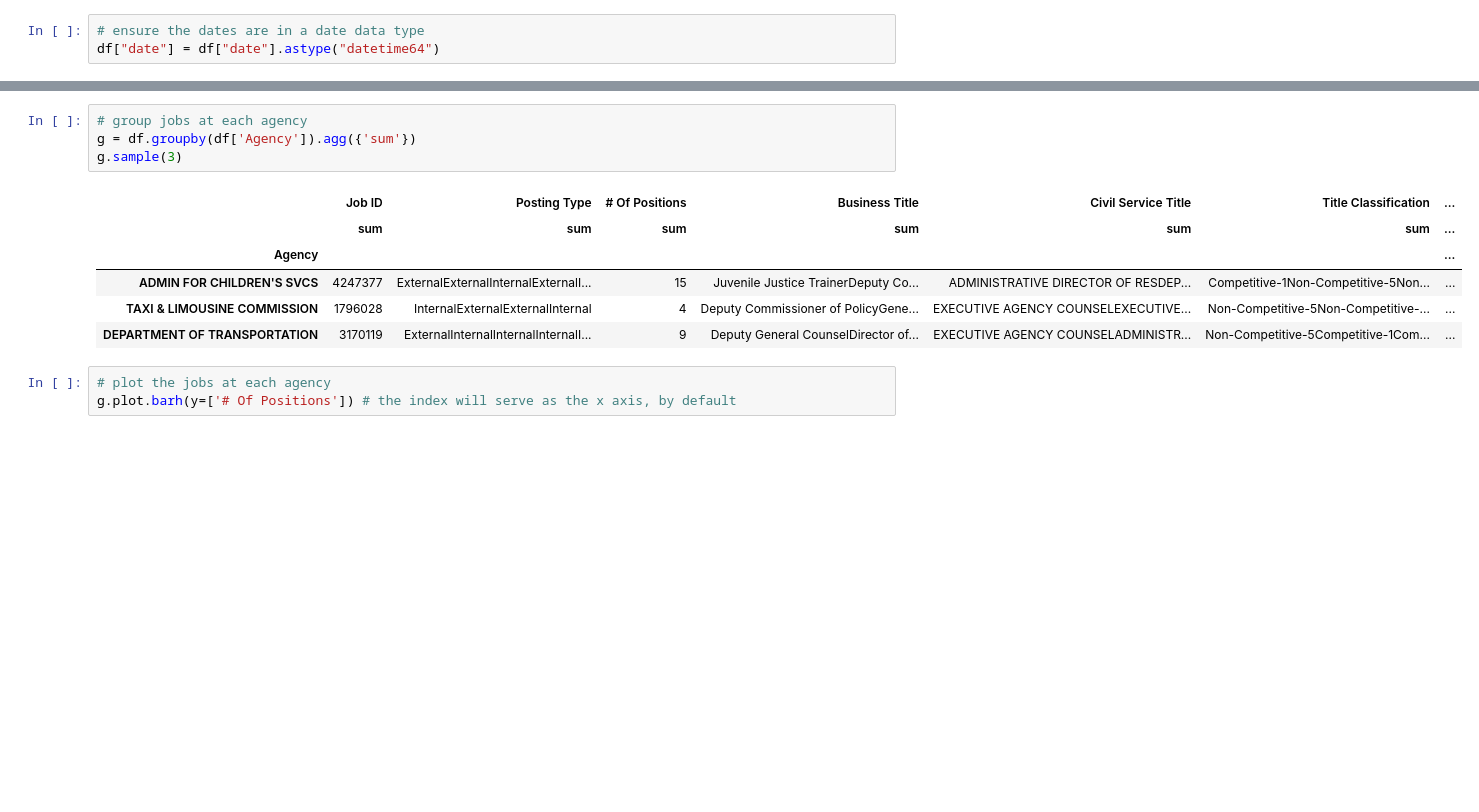
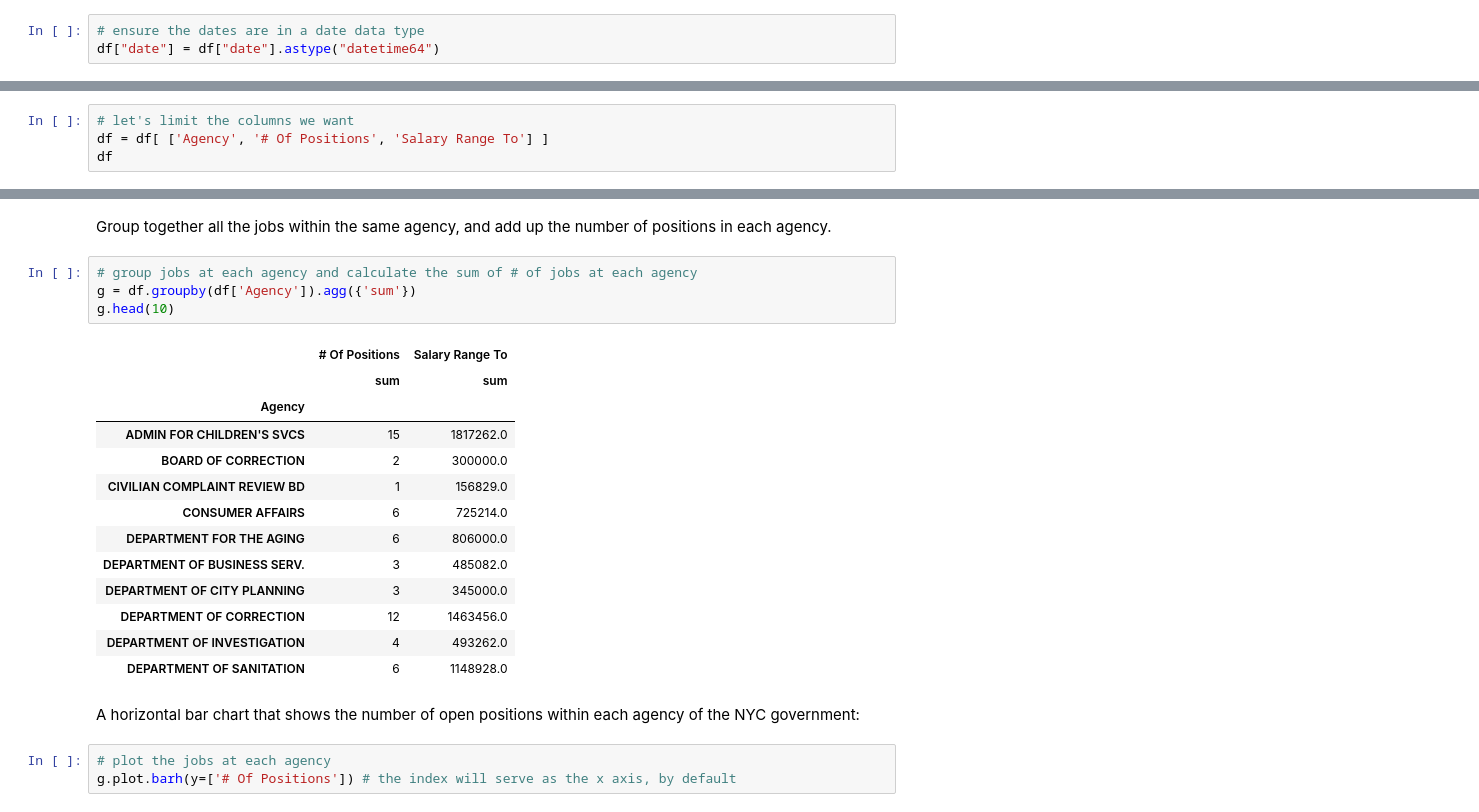
Before and after one commit to nyu-database-design/course-materials, a Jupyter notebook: docs/files/jupyter/pandas_plotting.ipynb, the cells around one changed output, grey strips where cells are left out. Cells and saved outputs as stored; diff of their text form; blank space fills up the shorter version.

```diff
--- a/docs/files/jupyter/pandas_plotting.ipynb
+++ b/docs/files/jupyter/pandas_plotting.ipynb
@@ -170,0 +179,4 @@ df.sample(3)
+# %%
+# let's limit the columns we want
+df = df[ ['Agency', '# Of Positions', 'Salary Range To'] ]
+df
@@ -171,14 +197,25 @@ df.sample(3)
+# %% [markdown]
+Group together all the jobs within the same agency, and add up the number of positions in each agency.
 # %%
-# group jobs at each agency
+# group jobs at each agency and calculate the sum of # of jobs at each agency
 g = df.groupby(df['Agency']).agg({'sum'})
-g.sample(3)
+g.head(10)
 # %% [output]
-|  | Job ID | Posting Type | # Of Positions | Business Title | Civil Service Title | Title Classification | ... |
-|  | sum | sum | sum | sum | sum | sum | ... |
-| Agency |  |  |  |  |  |  | ... |
-| ADMIN FOR CHILDREN'S SVCS | 4247377 | ExternalExternalInternalExternalI... | 15 | Juvenile Justice TrainerDeputy Co... | ADMINISTRATIVE DIRECTOR OF RESDEP... | Competitive-1Non-Competitive-5Non... | ... |
-| TAXI & LIMOUSINE COMMISSION | 1796028 | InternalExternalExternalInternal | 4 | Deputy Commissioner of PolicyGene... | EXECUTIVE AGENCY COUNSELEXECUTIVE... | Non-Competitive-5Non-Competitive-... | ... |
-| DEPARTMENT OF TRANSPORTATION | 3170119 | ExternalInternalInternalInternalI... | 9 | Deputy General CounselDirector of... | EXECUTIVE AGENCY COUNSELADMINISTR... | Non-Competitive-5Competitive-1Com... | ... |
+|  | # Of Positions | Salary Range To |
+|  | sum | sum |
+| Agency |  |  |
+| ADMIN FOR CHILDREN'S SVCS | 15 | 1817262.0 |
+| BOARD OF CORRECTION | 2 | 300000.0 |
+| CIVILIAN COMPLAINT REVIEW BD | 1 | 156829.0 |
+| CONSUMER AFFAIRS | 6 | 725214.0 |
+| DEPARTMENT FOR THE AGING | 6 | 806000.0 |
+| DEPARTMENT OF BUSINESS SERV. | 3 | 485082.0 |
+| DEPARTMENT OF CITY PLANNING | 3 | 345000.0 |
+| DEPARTMENT OF CORRECTION | 12 | 1463456.0 |
+| DEPARTMENT OF INVESTIGATION | 4 | 493262.0 |
+| DEPARTMENT OF SANITATION | 6 | 1148928.0 |
+# %% [markdown]
+A horizontal bar chart that shows the number of open positions within each agency of the NYC government:
 # %%
 # plot the jobs at each agency
 g.plot.barh(y=['# Of Positions']) # the index will serve as the x axis, by default
```
Also changed, not shown: parts of 28 cells of this notebook, 1 other file.
